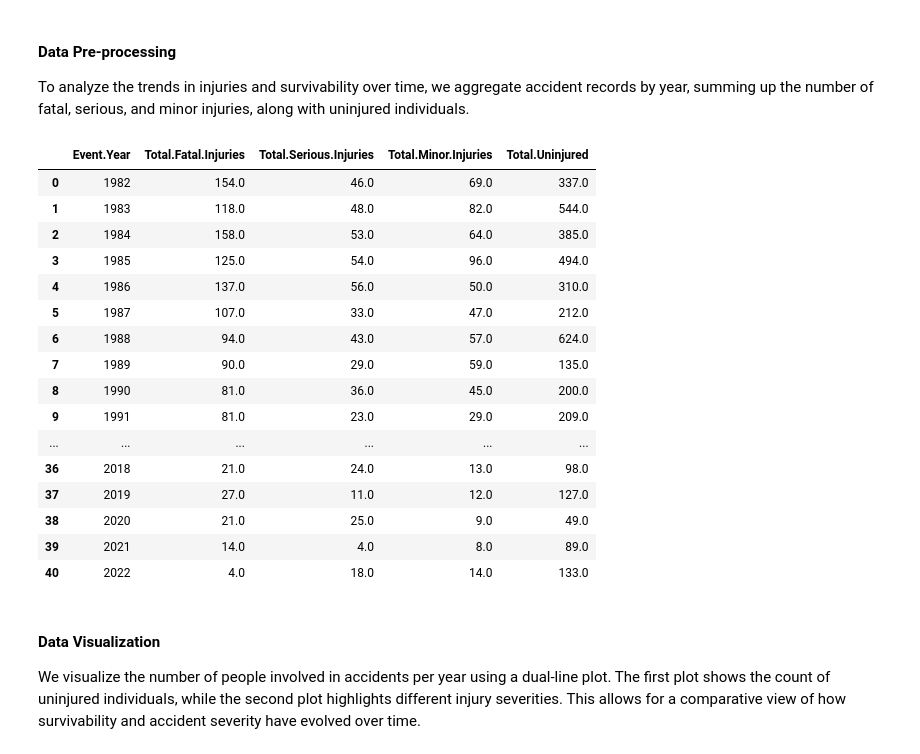
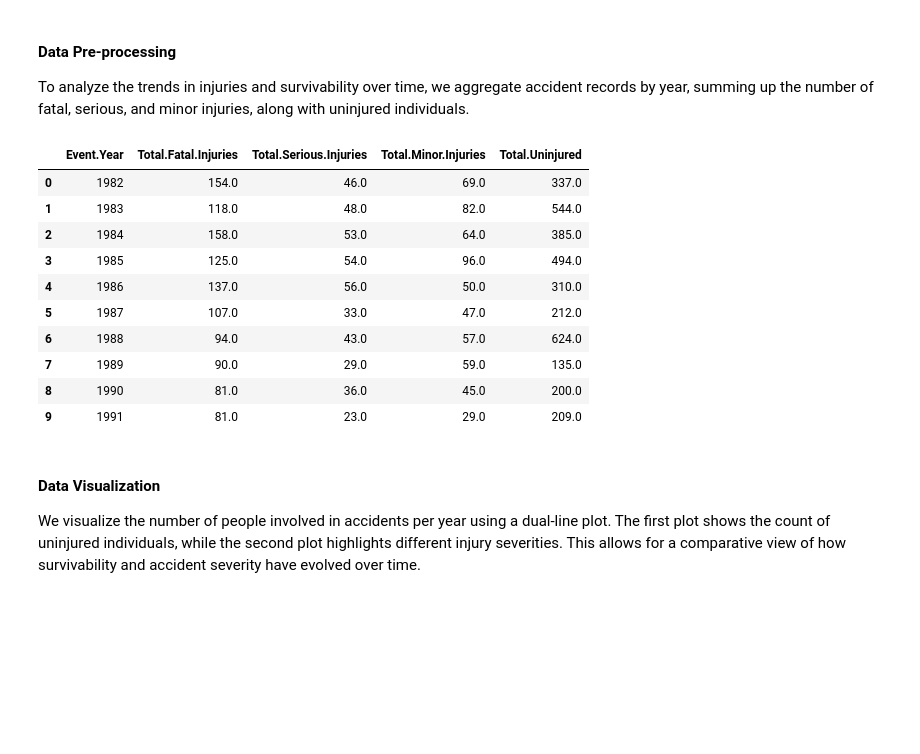
Before and after one commit to Tdoggie/phase-1-project, a Jupyter notebook: index.ipynb, the cells around one changed output. Cells and saved outputs as stored; diff of their text form; code cells hidden in the pictures; blank space fills up the shorter version.

```diff
--- a/index.ipynb
+++ b/index.ipynb
@@ -447,8 +475,11 @@ Data columns (total 8 columns):
 dtypes: float64(4), object(4)
 memory usage: 282.2+ KB
 # %%
-# Replace missing values with 0.0 in specific injury-related columns
-df_clean.loc[:, ["Total.Fatal.Injuries", "Total.Serious.Injuries", "Total.Minor.Injuries", "Total.Uninjured"]] = df_clean[["Total.Fatal.Injuries", "Total.Serious.Injuries", "Total.Minor.Injuries", "Total.Uninjured"]].fillna(0.0)
+# Replace missing values with 0.0 in injury-related columns
+cols = ["Total.Fatal.Injuries", "Total.Serious.Injuries",
+        "Total.Minor.Injuries", "Total.Uninjured"]
+df_clean.loc[:, cols] = df_clean[cols].fillna(0.0)
+
 df_clean.info()
 # %% [output]
 <class 'pandas.core.frame.DataFrame'>
@@ -518,14 +549,16 @@ from thefuzz import process
 # Get unique makes
 unique_makes = df_clean["Make"].unique()
 
-# Set a similarity threshold: 95 means strings must be at least 95% similar)
+# Set a similarity threshold (95% means strings must be highly similar)
 threshold = 95
 
 make_groups = {}
 
-# Iterate through unique makes and group similar ones
+# Group similar makes
 for make in unique_makes:
-    match = process.extractOne(make, make_groups.keys(), score_cutoff=threshold)
+    match = process.extractOne(
+        make, make_groups.keys(), score_cutoff=threshold
+    )
 
     if match:
         make_groups[match[0]].append(make)
@@ -559,11 +592,16 @@ Group: ['TEXTRON AVIATION INC', 'Textron Aviation Inc']
 
 Now that we have identified all the extremely similar entries in the "Make" column using fuzzy string matching, the next step is to standardize these entries. Standardization ensures that variations due to capitalization, spacing, or minor misspellings do not cause the same manufacturer to be treated as separate entities.
 # %%
-# Creating a mapping dictionary using the first value in each group as the standardized name
-standardized_makes = {variant: group[0] for group in make_groups.values() for variant in group}
+# Create a mapping dictionary using the first value as the standard name
+standardized_makes = {
+    variant: group[0]
+    for group in make_groups.values()
+    for variant in group
+}
 
 # Apply the mapping to the 'Make' column
 df_clean["Make"] = df_clean["Make"].replace(standardized_makes)
+
 len(df_clean["Make"].unique())
 # %% [output]
 250
@@ -575,8 +613,11 @@ We addressed inconsistencies in the "Make" column by standardizing manufacturer
 #### *Extracting and Storing Event Years*
 Storing `Event.Date` as datetime objects rather than plain strings provides greater flexibility for data analysis. With datetime, we can easily extract specific components like years, months, or days, and efficiently filter or group data. In this case, we are only interested in the year of each event because our analysis focuses on long-term trends rather than individual dates. By extracting only the year, we reduce unnecessary detail, making visualizations clearer and more interpretable while maintaining the essential chronological context.
 # %%
-# Convert Event.Date column to datetime format
-df_clean["Event.Date"] = pd.to_datetime(df_clean["Event.Date"], format="%Y-%m-%d")
+# Convert 'Event.Date' column to datetime format
+df_clean["Event.Date"] = pd.to_datetime(
+    df_clean["Event.Date"], format="%Y-%m-%d"
+)
+
 df_clean.info()
 # %% [output]
 <class 'pandas.core.frame.DataFrame'>
@@ -810,30 +878,27 @@ To analyze the trends in injuries and survivability over time, we aggregate acci
 # %%
 # Group by Event.Year and sum up the respective columns
 df_yearly = df_clean.groupby("Event.Year", as_index=False)[
-    ["Total.Fatal.Injuries", "Total.Serious.Injuries", "Total.Minor.Injuries", "Total.Uninjured"]
+    [
+        "Total.Fatal.Injuries", "Total.Serious.Injuries",
+        "Total.Minor.Injuries", "Total.Uninjured"
+    ]
 ].sum()
 
 # Ensure the DataFrame is sorted in ascending order of years
 df_yearly = df_yearly.sort_values(by="Event.Year")
-df_yearly
+df_yearly.head(10)
 # %% [output]
 |  | Event.Year | Total.Fatal.Injuries | Total.Serious.Injuries | Total.Minor.Injuries | Total.Uninjured |
 | 0 | 1982 | 154.0 | 46.0 | 69.0 | 337.0 |
 | 1 | 1983 | 118.0 | 48.0 | 82.0 | 544.0 |
 | 2 | 1984 | 158.0 | 53.0 | 64.0 | 385.0 |
 | 3 | 1985 | 125.0 | 54.0 | 96.0 | 494.0 |
 | 4 | 1986 | 137.0 | 56.0 | 50.0 | 310.0 |
 | 5 | 1987 | 107.0 | 33.0 | 47.0 | 212.0 |
 | 6 | 1988 | 94.0 | 43.0 | 57.0 | 624.0 |
 | 7 | 1989 | 90.0 | 29.0 | 59.0 | 135.0 |
 | 8 | 1990 | 81.0 | 36.0 | 45.0 | 200.0 |
 | 9 | 1991 | 81.0 | 23.0 | 29.0 | 209.0 |
-| ... | ... | ... | ... | ... | ... |
-| 36 | 2018 | 21.0 | 24.0 | 13.0 | 98.0 |
-| 37 | 2019 | 27.0 | 11.0 | 12.0 | 127.0 |
-| 38 | 2020 | 21.0 | 25.0 | 9.0 | 49.0 |
-| 39 | 2021 | 14.0 | 4.0 | 8.0 | 89.0 |
-| 40 | 2022 | 4.0 | 18.0 | 14.0 | 133.0 |
 # %% [markdown]
 #### Data Visualization
 We visualize the number of people involved in accidents per year using a dual-line plot. The first plot shows the count of uninjured individuals, while the second plot highlights different injury severities. This allows for a comparative view of how survivability and accident severity have evolved over time.
```
Also changed, not shown: parts of 16 cells of this notebook.
